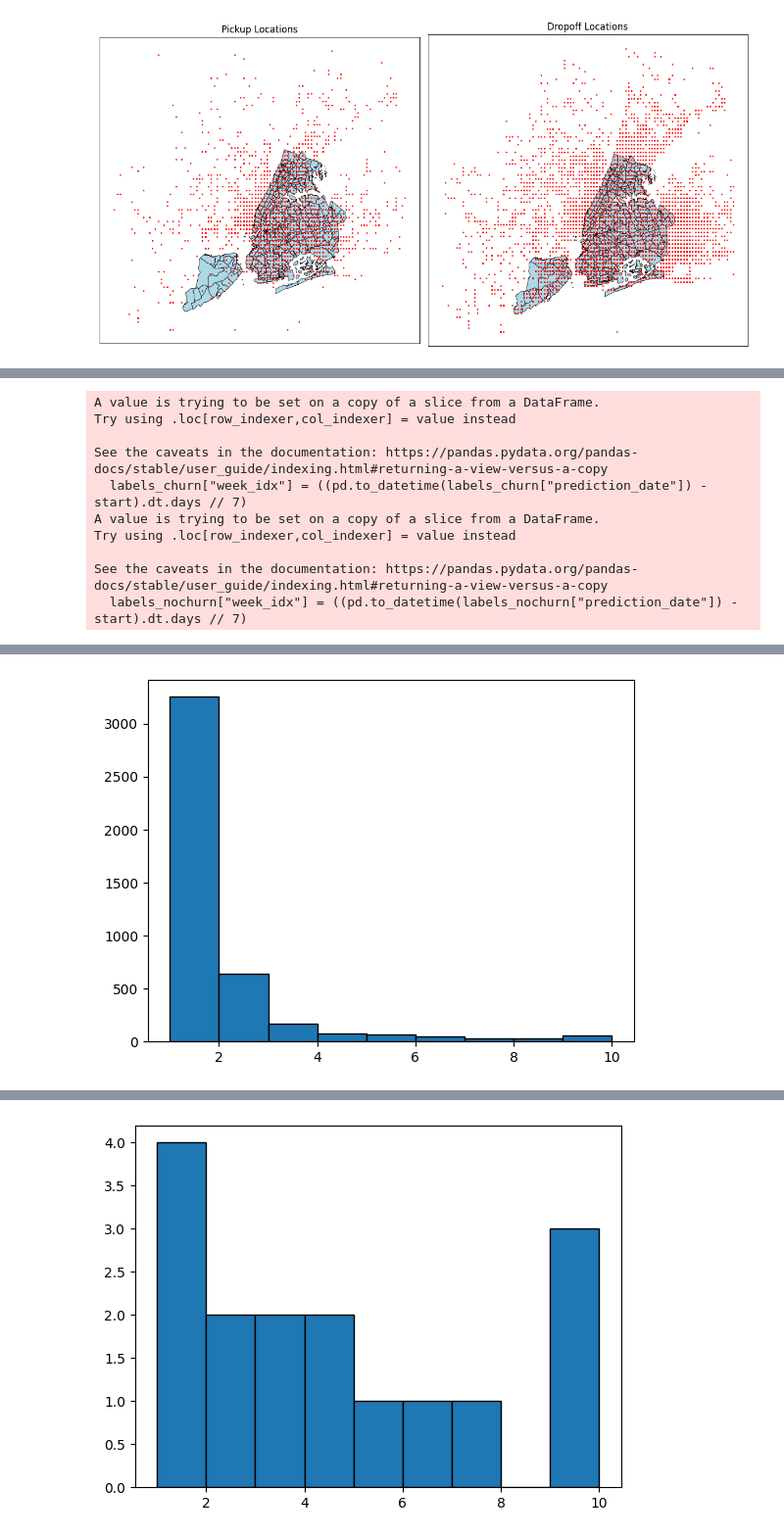
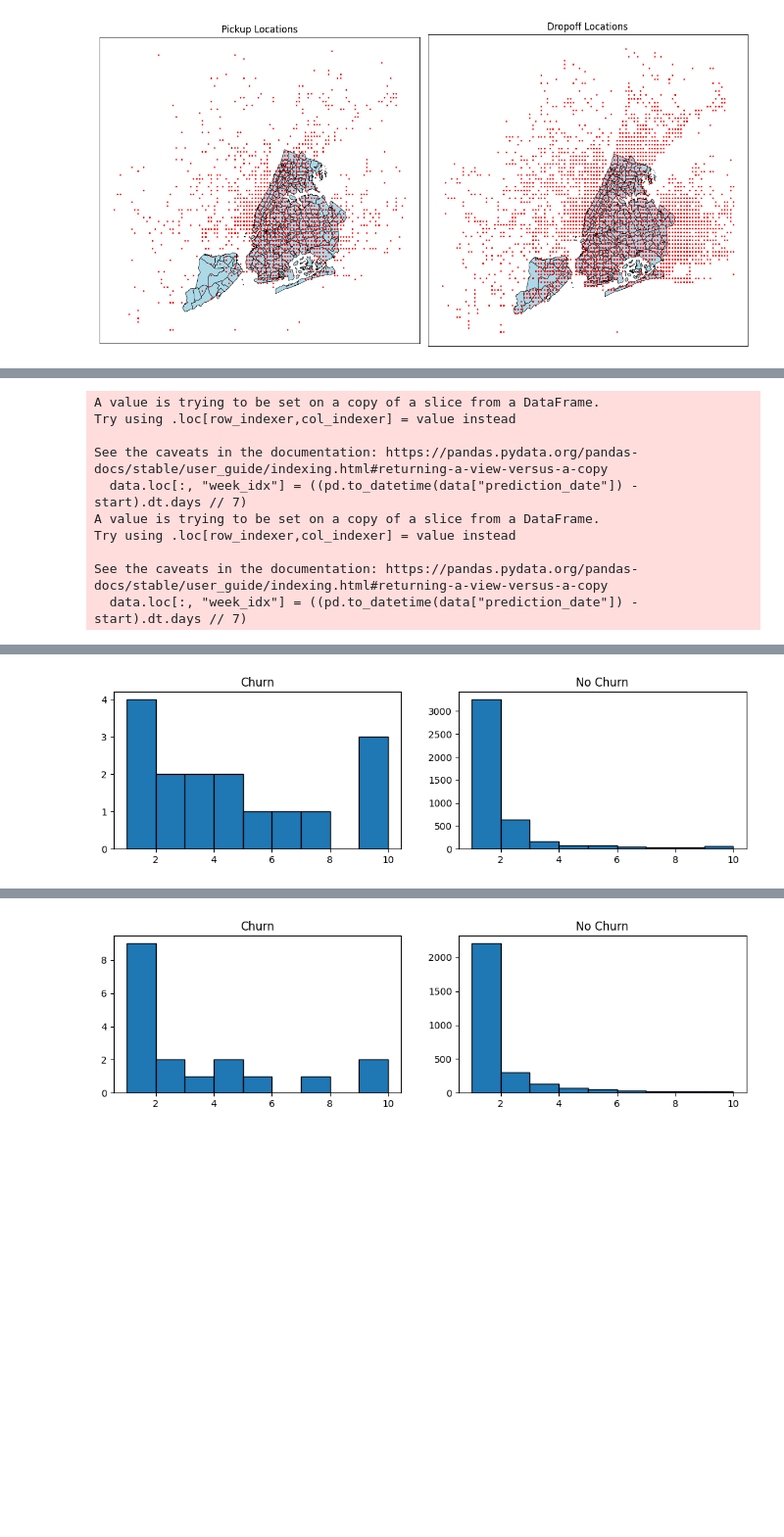
Before and after one commit to alexanderkrupinski/clickhouse-learning, a Jupyter notebook: python/nyc_taxi_eda.ipynb, the cells around one changed output, grey strips where cells are left out. Shown at 98% size. Cells and saved outputs as stored; diff of their text form; code cells hidden in the pictures; blank space fills up the shorter version.

```diff
--- a/python/nyc_taxi_eda.ipynb
+++ b/python/nyc_taxi_eda.ipynb
@@ -183,0 +171,20 @@ print(labels.tail())
+# %%
+def churn_over_time(data):
+    freq = data[['churn', 'prediction_date']].groupby("prediction_date", as_index=False).mean()
+    return freq
+
+
+fig = plt.figure(figsize=(12, 3))
+freq = churn_over_time(labels_geo)
+plt.plot(freq.prediction_date, freq.churn, label="geo")
+freq = churn_over_time(labels_nta)
+plt.plot(freq.prediction_date, freq.churn, label="nta")
+freq = churn_over_time(labels_geo_fine)
+plt.plot(freq.prediction_date, freq.churn, label="geo_fine")
+plt.legend()
+plt.xlabel("Date")
+plt.ylabel("Churn Rate")
+plt.title("Churn Rate Over Time")
+plt.xticks(rotation=45)
+plt.grid()
+plt.show()
@@ -184,46 +212,33 @@ print(labels.tail())
 # %%
-labels_churn = labels[labels.churn == 1]
-labels_nochurn = labels[labels.churn == 0]
+def weekly(data):
+    start = pd.to_datetime(data["prediction_date"].min())
+    data.loc[:, "week_idx"] = ((pd.to_datetime(data["prediction_date"]) - start).dt.days // 7)
+    data_weekly = data.groupby(["week_idx", "trips"]).size().reset_index(name="n_users")
+    return data_weekly
 
-start = pd.to_datetime(labels_churn["prediction_date"].min())
-
-labels_churn["week_idx"] = ((pd.to_datetime(labels_churn["prediction_date"]) - start).dt.days // 7)
-labels_nochurn["week_idx"] = ((pd.to_datetime(labels_nochurn["prediction_date"]) - start).dt.days // 7)
-
-trips_nusers_weekly = (
-    labels_churn
-        .groupby(["week_idx", "trips"])
-        .size()
-        .reset_index(name="n_users")
-)
-
-print(trips_nusers_weekly)
+def plot_weekly(data):
+    data_churn = data[data["churn"] == 1]
+    data_nochurn = data[data["churn"] == 0]
+    churn_weekly = weekly(data_churn)
+    nochurn_weekly = weekly(data_nochurn)
+    fig, ax = plt.subplots(1, 2, figsize=(12, 3))
+    ax[0].hist(churn_weekly["n_users"], bins=[1, 2, 3, 4, 5, 6, 7, 8, 9, 10], edgecolor='black')
+    ax[0].set_title("Churn")
+    ax[1].hist(nochurn_weekly["n_users"], bins=[1, 2, 3, 4, 5, 6, 7, 8, 9, 10], edgecolor='black')
+    ax[1].set_title("No Churn")
+    plt.show()
 
 
-trips_nusers_weekly_nochurn = (
-    labels_nochurn
-        .groupby(["week_idx", "trips"])
-        .size()
-        .reset_index(name="n_users")
-)
-
-print(trips_nusers_weekly_nochurn)
-
-
-plt.hist(trips_nusers_weekly_nochurn["n_users"], bins=[1, 2, 3, 4, 5, 6, 7, 8, 9, 10], edgecolor='black')
-plt.show()
-
-
-plt.hist(trips_nusers_weekly["n_users"], bins=[1, 2, 3, 4, 5, 6, 7, 8, 9, 10], edgecolor='black')
-plt.show()
+plot_weekly(labels_geo)
+plot_weekly(labels_nta)
 # %% [output]
 A value is trying to be set on a copy of a slice from a DataFrame.
 Try using .loc[row_indexer,col_indexer] = value instead
 
 See the caveats in the documentation: https://pandas.pydata.org/pandas-docs/stable/user_guide/indexing.html#returning-a-view-versus-a-copy
-  labels_churn["week_idx"] = ((pd.to_datetime(labels_churn["prediction_date"]) - start).dt.days // 7)
+  data.loc[:, "week_idx"] = ((pd.to_datetime(data["prediction_date"]) - start).dt.days // 7)
 A value is trying to be set on a copy of a slice from a DataFrame.
 Try using .loc[row_indexer,col_indexer] = value instead
 
 See the caveats in the documentation: https://pandas.pydata.org/pandas-docs/stable/user_guide/indexing.html#returning-a-view-versus-a-copy
-  labels_nochurn["week_idx"] = ((pd.to_datetime(labels_nochurn["prediction_date"]) - start).dt.days // 7)
+  data.loc[:, "week_idx"] = ((pd.to_datetime(data["prediction_date"]) - start).dt.days // 7)
@@ -247 +257 @@ See the caveats in the documentation: https://pandas.pydata.org/pandas-docs/stab
-[figure, old version]
+[figure, new version]
@@ -248 +280 @@ See the caveats in the documentation: https://pandas.pydata.org/pandas-docs/stab
-[figure, old version]
+[figure, new version]
```
Also changed, not shown: parts of 7 cells of this notebook, 2 other files.
